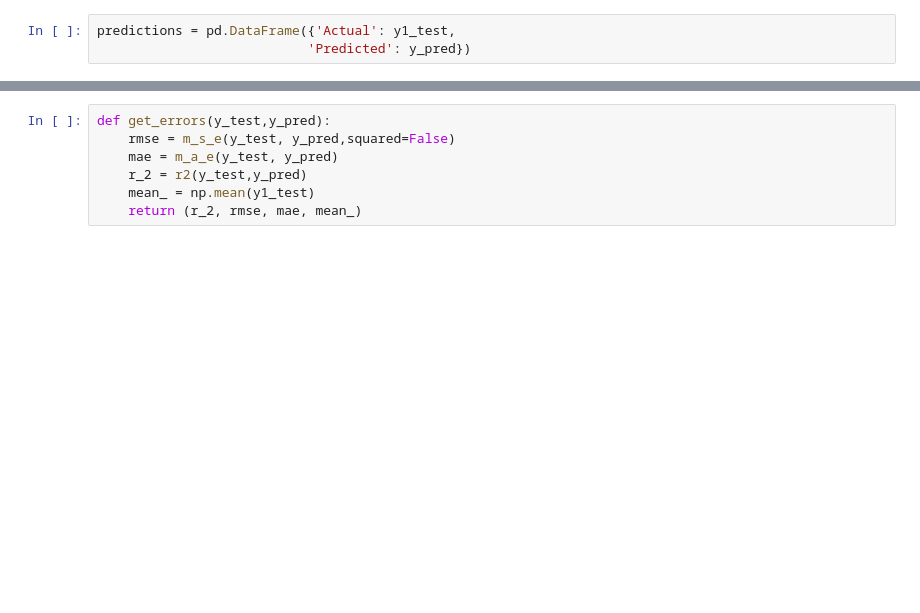
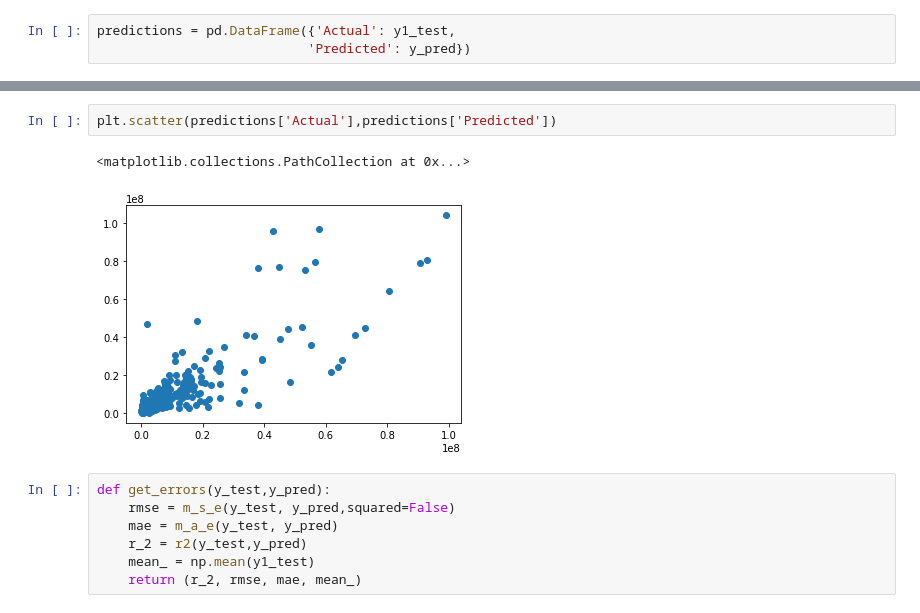
Before and after one commit to azioba/Notebook, a Jupyter notebook: Projet_4 - Energy.ipynb, the cells around one changed output, grey strips where cells are left out. Saved outputs shown, nothing was run; the diff lists cells and outputs as text; blank space fills up the shorter version.

```diff
--- a/Projet_4 - Energy.ipynb
+++ b/Projet_4 - Energy.ipynb
@@ -437,4 +436,9 @@ predictions
 431 rows × 2 columns
+# %%
+plt.scatter(predictions['Actual'],predictions['Predicted'])
+# %% [output]
+<matplotlib.collections.PathCollection at 0x...>
+[figure, added]
 # %%
 def get_errors(y_test,y_pred):
     rmse = m_s_e(y_test, y_pred,squared=False)
```
Also changed, not shown: parts of 46 cells of this notebook, 2 other files.
